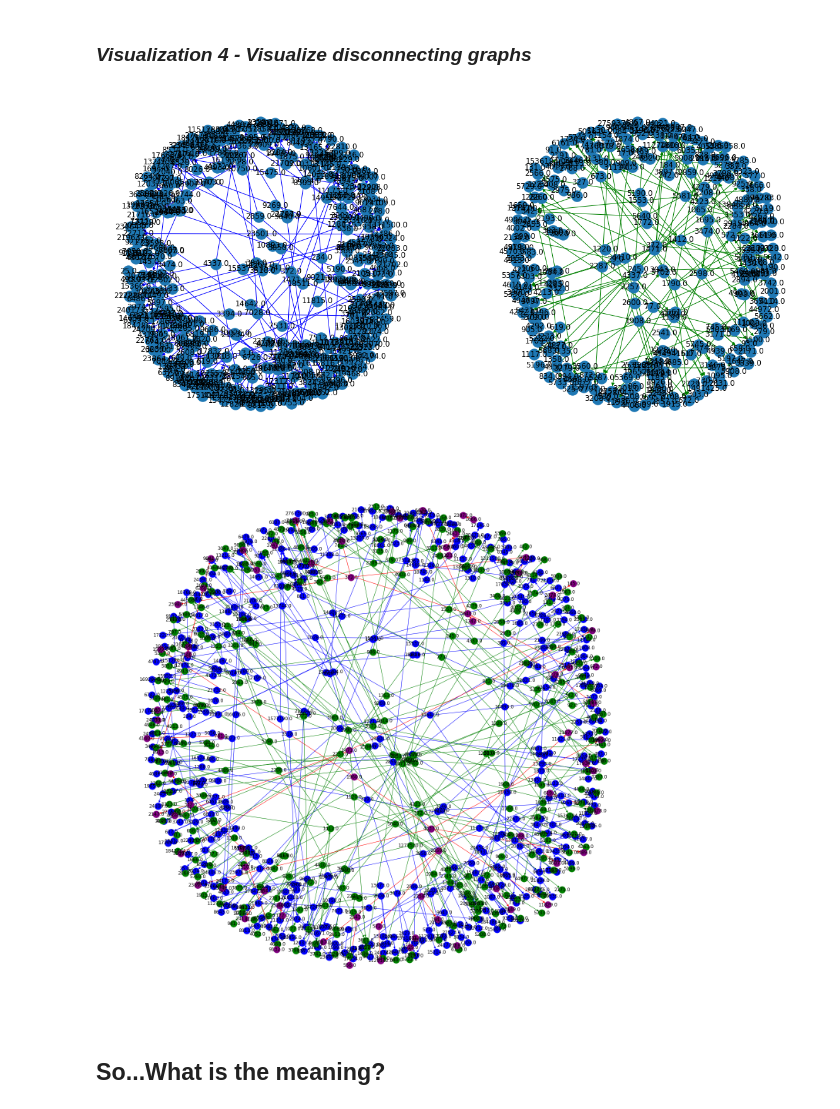
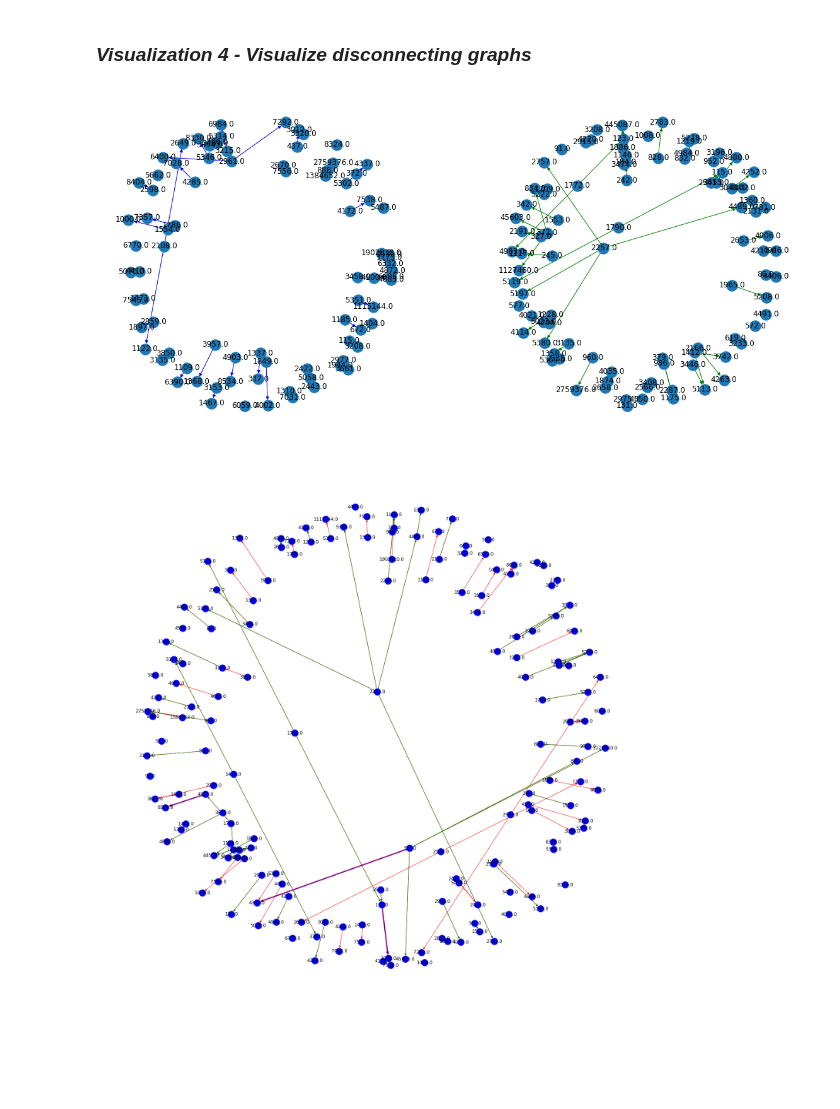
Before and after one commit to cosmin-z/ADM-HW5, a Jupyter notebook: main.ipynb, the cells around one changed output. Saved outputs shown, nothing was run; the diff lists cells and outputs as text; code cells hidden in the pictures; blank space fills up the shorter version.

```diff
--- a/main.ipynb
+++ b/main.ipynb
@@ -499,8 +499,8 @@ The idea is to find the node which are in the intersection. Afterwards I check f
 def F4_disconnectingGrapsh():
     G_1 = nx.DiGraph()
     G_2 = nx.DiGraph()
-    createWeightedGraph(G_1, c2q, time.mktime(datetime.datetime(2008, 9, 1, 0, 0).timetuple()), time.mktime(datetime.datetime(2008, 9, 15, 0, 0).timetuple()))
-    createWeightedGraph(G_2, c2q, time.mktime(datetime.datetime(2008, 10, 1, 0, 0).timetuple()), time.mktime(datetime.datetime(2008, 10, 3, 0, 0).timetuple()))
+    createWeightedGraph(G_1, c2q, time.mktime(datetime.datetime(2008, 9, 1, 0, 0).timetuple()), time.mktime(datetime.datetime(2008, 9, 10, 0, 0).timetuple()))
+    createWeightedGraph(G_2, c2q, time.mktime(datetime.datetime(2008, 9, 15, 0, 0).timetuple()), time.mktime(datetime.datetime(2008, 9, 16, 0, 0).timetuple()))
     intersaction_node = []
 
     user1 = findSpecialUser(G_1,G_2) #find a user which is in G_1 and not in G_2
@@ -521,13 +521,13 @@ def F4_disconnectingGrapsh():
 
     for point in tqdm(intersaction_node):
         for _,checkPoint, attr in G_2.edges(point, data = True):
-                list_pair_2.append([point, checkPoint])
+                list_pair_2.append((point, checkPoint))
                 number_links_2 += 1
                 weight_links_2 += attr['weight']
 
     for point in tqdm(intersaction_node):
         for _,checkPoint, attr in G_1.edges(point, data = True):
-                list_pair_1.append([point, checkPoint])
+                list_pair_1.append((point, checkPoint))
                 number_links_1 += 1
                 weight_links_1 += attr['weight']
 
@@ -669,27 +669,24 @@ visualization2(G, 1, '2008/08/15', '2008/08/30', 'closeness')
 # %%
 MainGraph, SecondGraph, list_couples = F4_disconnectingGrapsh()
 
 plt.figure(figsize=(20,10))
 plt.subplot(121)
-nx.draw(MainGraph,with_labels = True, edge_color='blue',scale=2)
+nx.draw(MainGraph,with_labels = True, edge_color='blue',scale=4)
 
 
 plt.subplot(122)
-nx.draw(SecondGraph,with_labels = True, edge_color='green',scale=2)
+nx.draw(SecondGraph,with_labels = True, edge_color='green',scale=4)
 
 
 plt.figure(figsize=(20, 20))
-Intersection = nx.DiGraph()
-for couple in list_couples:
-    Intersection.add_edge(couple[0], couple[1])
-nx.draw(MainGraph,with_labels = True, node_color = 'blue', edge_color='blue',scale=10)
-nx.draw(SecondGraph,with_labels = True, node_color = 'green', edge_color='green',scale=10)
-nx.draw(Intersection,with_labels = True, node_color = 'purple', edge_color='red',scale=10)
+mergeGraph = nx.compose(MainGraph, SecondGraph)
+pos = nx.spring_layout(mergeGraph )
+nx.draw(mergeGraph,with_labels = True, pos=pos, node_color = 'blue', edge_color='red',scale=10)
+nx.draw_networkx_edges(mergeGraph, pos=pos , edgelist=SecondGraph.edges(data=True), node_color = 'green',  edge_color='green', style='solid')
+nx.draw_networkx_edges(mergeGraph, pos=pos , edgelist=list_couples, width=3.0,node_color = 'purple', edge_color='purple', style='solid')
 plt.show()
 # %% [output]
-[figure, old version]
+[figure, new version]
-[figure, old version]
+[figure, new version]
-# %% [markdown]
-## So...What is the meaning?
 # %% [markdown]
 The first two figures represent the first and the second graph, the third figure represent the two graphs merged and the dots which are purple represent the points that are in the intersection in the two and, of course, the red lines the links that need to be removed in order to disconnect the two graphs.
```
Also changed, not shown: parts of 1 cell of this notebook.
